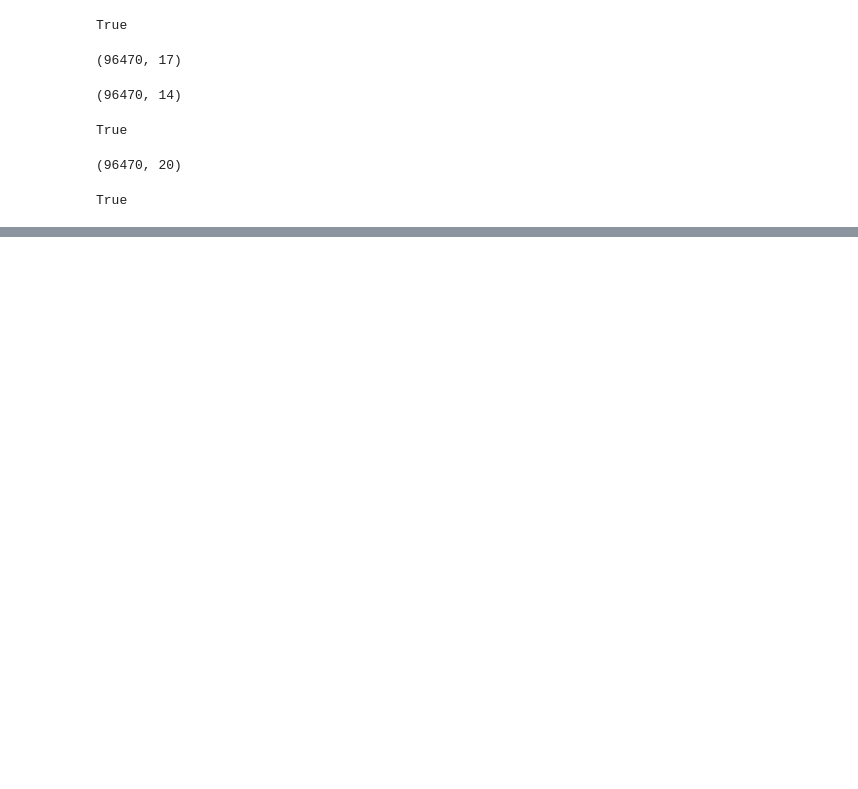
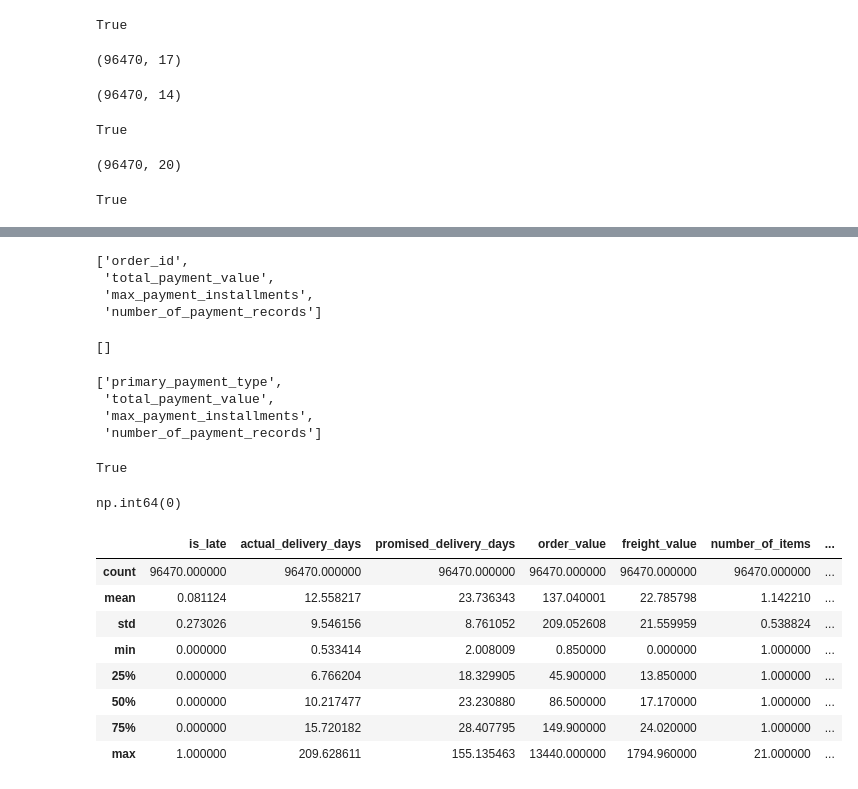
Before and after one commit to choc-coffee/ecommerce-delivery-intelligence, a Jupyter notebook: notebooks/02_data_preparation.ipynb, the cells around one changed output, grey strips where cells are left out. Saved outputs shown, nothing was run; the diff lists cells and outputs as text; code cells hidden in the pictures; blank space fills up the shorter version.

Commit message:
Complete order-level data preparation

```diff
--- a/notebooks/02_data_preparation.ipynb
+++ b/notebooks/02_data_preparation.ipynb
@@ -335,0 +560,7 @@ True
+# %%
+master = master.merge(
+    item_complexity,
+    on="order_id",
+    how="left",
+    validate="one_to_one"
+)
@@ -335,0 +650,7 @@ True
+# %%
+master = master.merge(
+    primary_payment,
+    on="order_id",
+    how="left",
+    validate="one_to_one"
+)
@@ -335,0 +694,7 @@ True
+# %%
+master = master.merge(
+    review_summary,
+    on="order_id",
+    how="left",
+    validate="one_to_one"
+)
@@ -335,0 +797,59 @@ True
+# %%
+payment_summary.columns.tolist()
+# %% [output]
+['order_id',
+ 'total_payment_value',
+ 'max_payment_installments',
+ 'number_of_payment_records']
+# %%
+[col for col in master.columns if "total_payment_value" in col]
+# %% [output]
+[]
+# %%
+master = master.merge(
+    payment_summary,
+    on="order_id",
+    how="left",
+    validate="one_to_one"
+)
+# %%
+[col for col in master.columns if "payment" in col]
+# %% [output]
+['primary_payment_type',
+ 'total_payment_value',
+ 'max_payment_installments',
+ 'number_of_payment_records']
+# %%
+master["order_id"].is_unique
+# %% [output]
+True
+# %%
+master["order_id"].duplicated().sum()
+# %% [output]
+np.int64(0)
+# %%
+master[
+    [
+        "is_late",
+        "actual_delivery_days",
+        "promised_delivery_days",
+        "order_value",
+        "freight_value",
+        "number_of_items",
+        "number_of_categories",
+        "number_of_sellers",
+        "total_payment_value",
+        "max_payment_installments",
+        "review_score"
+    ]
+].describe()
+# %% [output]
+|  | is_late | actual_delivery_days | promised_delivery_days | order_value | freight_value | number_of_items | ... |
+| count | 96470.000000 | 96470.000000 | 96470.000000 | 96470.000000 | 96470.000000 | 96470.000000 | ... |
+| mean | 0.081124 | 12.558217 | 23.736343 | 137.040001 | 22.785798 | 1.142210 | ... |
+| std | 0.273026 | 9.546156 | 8.761052 | 209.052608 | 21.559959 | 0.538824 | ... |
+| min | 0.000000 | 0.533414 | 2.008009 | 0.850000 | 0.000000 | 1.000000 | ... |
+| 25% | 0.000000 | 6.766204 | 18.329905 | 45.900000 | 13.850000 | 1.000000 | ... |
+| 50% | 0.000000 | 10.217477 | 23.230880 | 86.500000 | 17.170000 | 1.000000 | ... |
+| 75% | 0.000000 | 15.720182 | 28.407795 | 149.900000 | 24.020000 | 1.000000 | ... |
+| max | 1.000000 | 209.628611 | 155.135463 | 13440.000000 | 1794.960000 | 21.000000 | ... |
```
Also changed, not shown: parts of 47 cells of this notebook, 1 other file.
